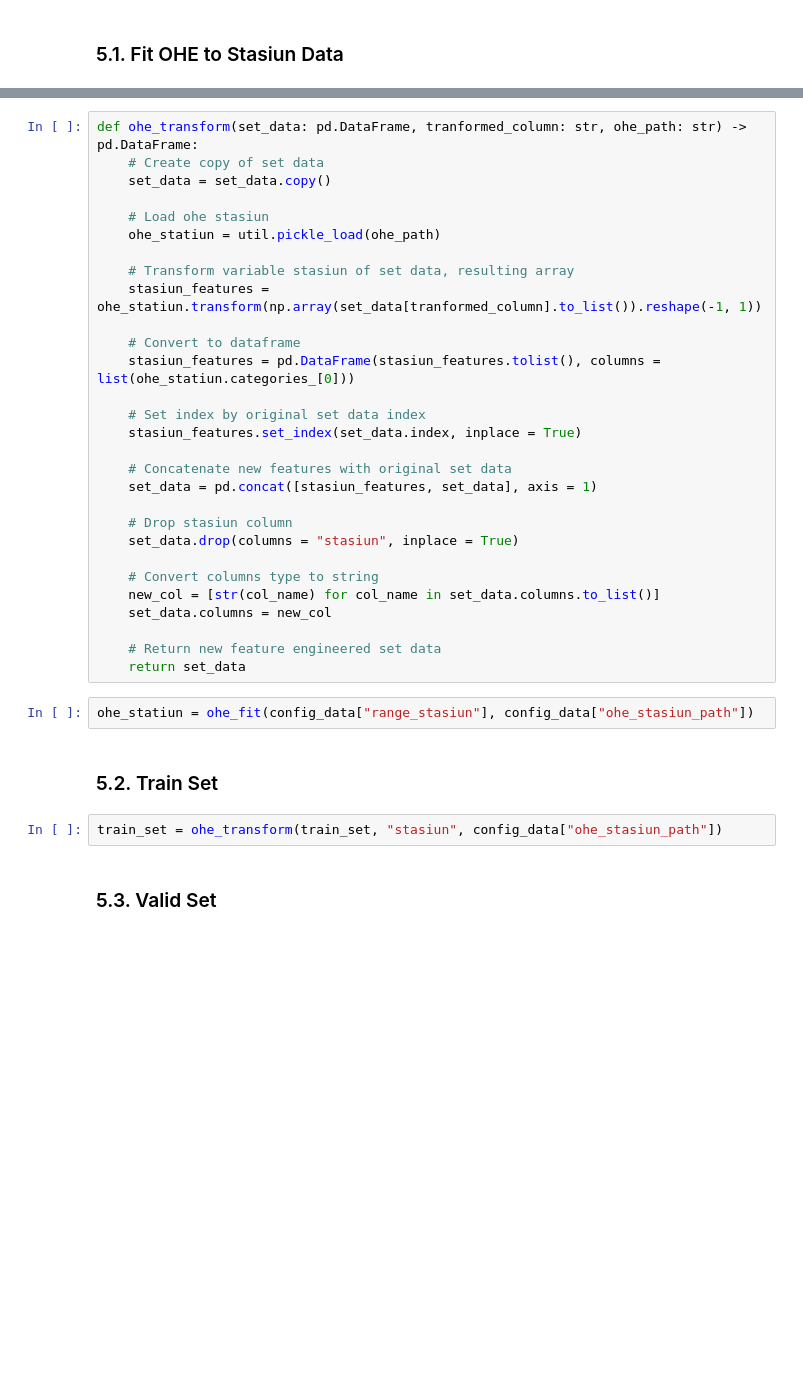
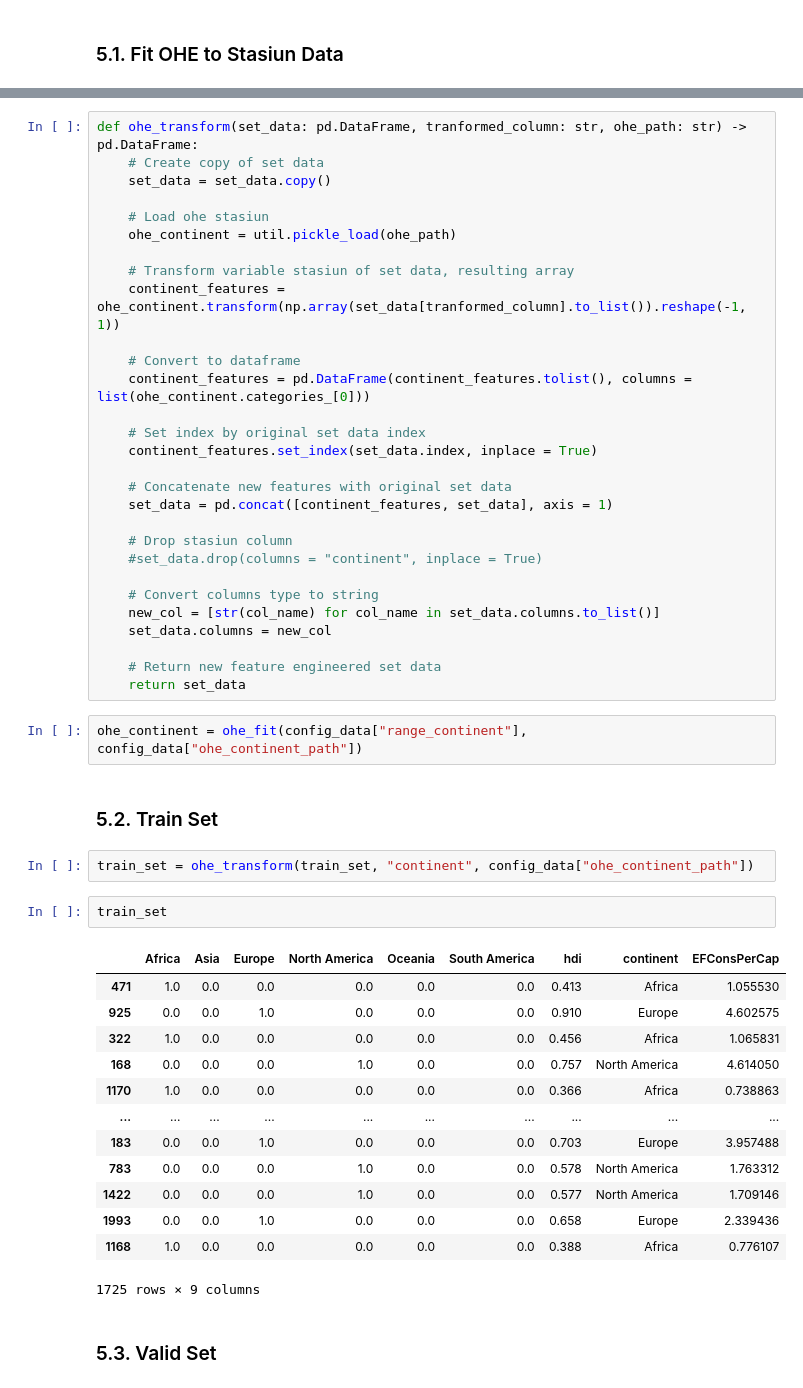
Before and after one commit to elfarahma/ml_process, a Jupyter notebook: 2. preprocessing.ipynb, the cells around one changed output, grey strips where cells are left out. Saved outputs shown, nothing was run; the diff lists cells and outputs as text; blank space fills up the shorter version.

```diff
--- a/2. preprocessing.ipynb
+++ b/2. preprocessing.ipynb
@@ -472,22 +475,22 @@ def ohe_transform(set_data: pd.DataFrame, tranformed_column: str, ohe_path: str)
     set_data = set_data.copy()
 
     # Load ohe stasiun
-    ohe_statiun = util.pickle_load(ohe_path)
+    ohe_continent = util.pickle_load(ohe_path)
 
     # Transform variable stasiun of set data, resulting array
-    stasiun_features = ohe_statiun.transform(np.array(set_data[tranformed_column].to_list()).reshape(-1, 1))
+    continent_features = ohe_continent.transform(np.array(set_data[tranformed_column].to_list()).reshape(-1, 1))
 
     # Convert to dataframe
-    stasiun_features = pd.DataFrame(stasiun_features.tolist(), columns = list(ohe_statiun.categories_[0]))
+    continent_features = pd.DataFrame(continent_features.tolist(), columns = list(ohe_continent.categories_[0]))
 
     # Set index by original set data index
-    stasiun_features.set_index(set_data.index, inplace = True)
+    continent_features.set_index(set_data.index, inplace = True)
 
     # Concatenate new features with original set data
-    set_data = pd.concat([stasiun_features, set_data], axis = 1)
+    set_data = pd.concat([continent_features, set_data], axis = 1)
 
     # Drop stasiun column
-    set_data.drop(columns = "stasiun", inplace = True)
+    #set_data.drop(columns = "continent", inplace = True)
 
     # Convert columns type to string
     new_col = [str(col_name) for col_name in set_data.columns.to_list()]
@@ -496,11 +499,27 @@ def ohe_transform(set_data: pd.DataFrame, tranformed_column: str, ohe_path: str)
     # Return new feature engineered set data
     return set_data
 # %%
-ohe_statiun = ohe_fit(config_data["range_stasiun"], config_data["ohe_stasiun_path"])
+ohe_continent = ohe_fit(config_data["range_continent"], config_data["ohe_continent_path"])
 # %% [markdown]
 ### 5.2. Train Set
 # %%
-train_set = ohe_transform(train_set, "stasiun", config_data["ohe_stasiun_path"])
+train_set = ohe_transform(train_set, "continent", config_data["ohe_continent_path"])
+# %%
+train_set
+# %% [output]
+|  | Africa | Asia | Europe | North America | Oceania | South America | hdi | continent | EFConsPerCap |
+| 471 | 1.0 | 0.0 | 0.0 | 0.0 | 0.0 | 0.0 | 0.413 | Africa | 1.055530 |
+| 925 | 0.0 | 0.0 | 1.0 | 0.0 | 0.0 | 0.0 | 0.910 | Europe | 4.602575 |
+| 322 | 1.0 | 0.0 | 0.0 | 0.0 | 0.0 | 0.0 | 0.456 | Africa | 1.065831 |
+| 168 | 0.0 | 0.0 | 0.0 | 1.0 | 0.0 | 0.0 | 0.757 | North America | 4.614050 |
+| 1170 | 1.0 | 0.0 | 0.0 | 0.0 | 0.0 | 0.0 | 0.366 | Africa | 0.738863 |
+| ... | ... | ... | ... | ... | ... | ... | ... | ... | ... |
+| 183 | 0.0 | 0.0 | 1.0 | 0.0 | 0.0 | 0.0 | 0.703 | Europe | 3.957488 |
+| 783 | 0.0 | 0.0 | 0.0 | 1.0 | 0.0 | 0.0 | 0.578 | North America | 1.763312 |
+| 1422 | 0.0 | 0.0 | 0.0 | 1.0 | 0.0 | 0.0 | 0.577 | North America | 1.709146 |
+| 1993 | 0.0 | 0.0 | 1.0 | 0.0 | 0.0 | 0.0 | 0.658 | Europe | 2.339436 |
+| 1168 | 1.0 | 0.0 | 0.0 | 0.0 | 0.0 | 0.0 | 0.388 | Africa | 0.776107 |
+1725 rows × 9 columns
 # %% [markdown]
 ### 5.3. Valid Set
 # %%
```
Also changed, not shown: parts of 20 cells of this notebook, 1 other file.
